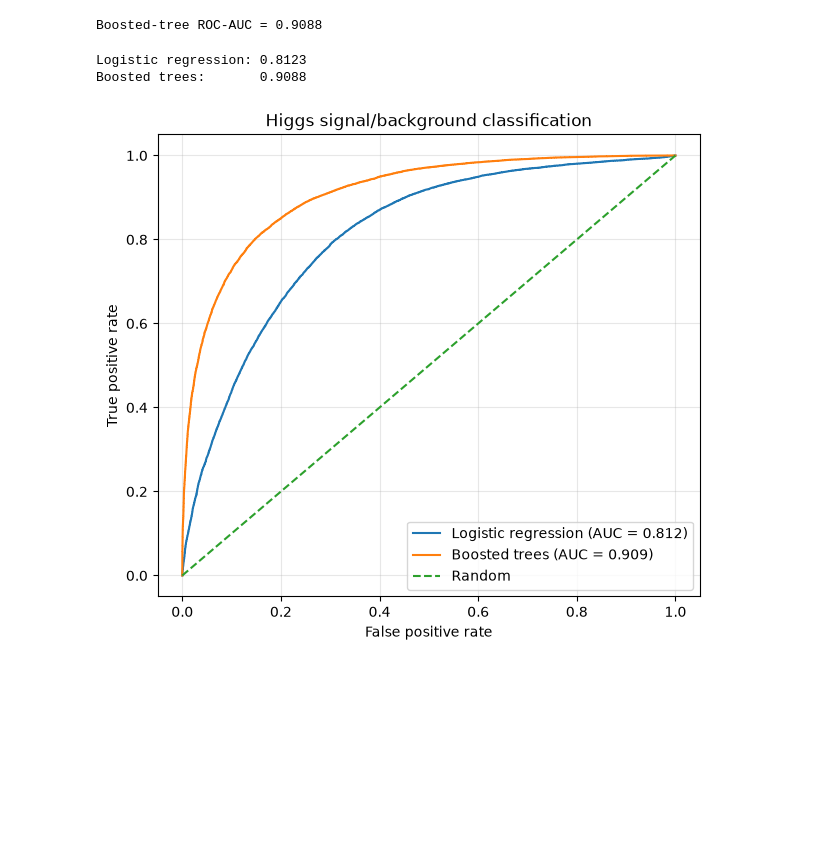
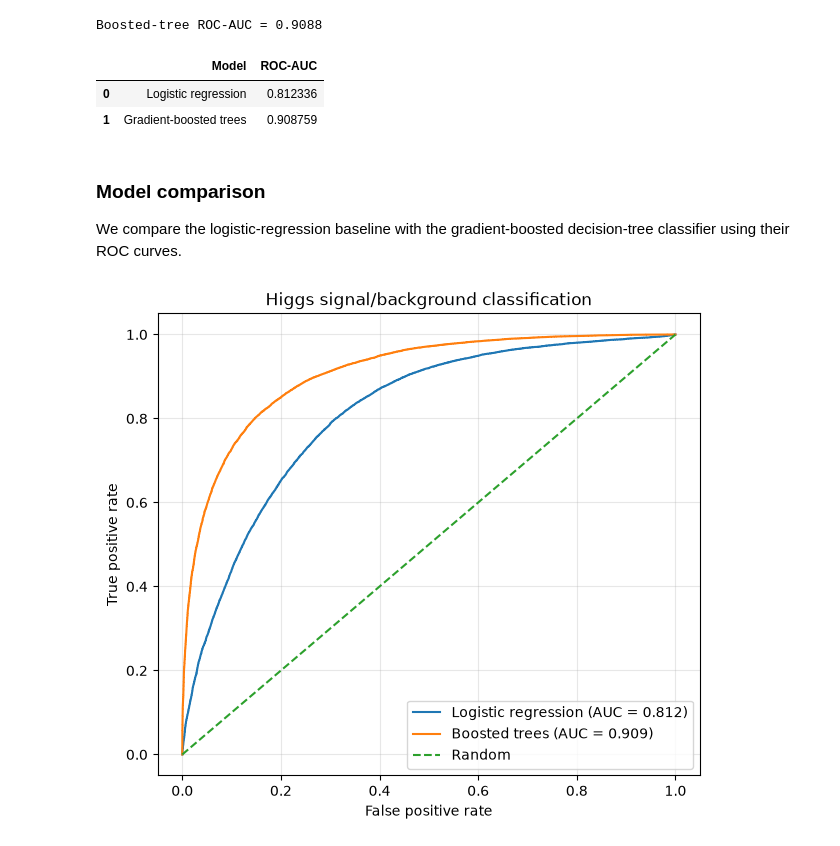
Before and after one commit to nicobenincasa/higgs_ml, a Jupyter notebook: notebooks/01_exploration.ipynb, the cells around one changed output. Cells and saved outputs as stored; diff of their text form; code cells hidden in the pictures; blank space fills up the shorter version.

```diff
--- a/notebooks/01_exploration.ipynb
+++ b/notebooks/01_exploration.ipynb
@@ -244,11 +337,27 @@ print(f"Boosted-tree ROC-AUC = {boosted_auc:.4f}")
 # %% [output]
 Boosted-tree ROC-AUC = 0.9088
 # %%
-print(f"Logistic regression: {logistic_auc:.4f}")
-print(f"Boosted trees:       {boosted_auc:.4f}")
+baseline_results = pd.DataFrame({
+    "Model": [
+        "Logistic regression",
+        "Gradient-boosted trees",
+    ],
+    "ROC-AUC": [
+        logistic_auc,
+        boosted_auc,
+    ],
+})
+
+baseline_results
 # %% [output]
-Logistic regression: 0.8123
-Boosted trees:       0.9088
+|  | Model | ROC-AUC |
+| 0 | Logistic regression | 0.812336 |
+| 1 | Gradient-boosted trees | 0.908759 |
+# %% [markdown]
+### Model comparison
+
+We compare the logistic-regression baseline with the gradient-boosted
+decision-tree classifier using their ROC curves.
 # %%
 fpr_logistic, tpr_logistic, _ = roc_curve(
     y_test,
```
Also changed, not shown: parts of 22 cells of this notebook, 6 other files.
